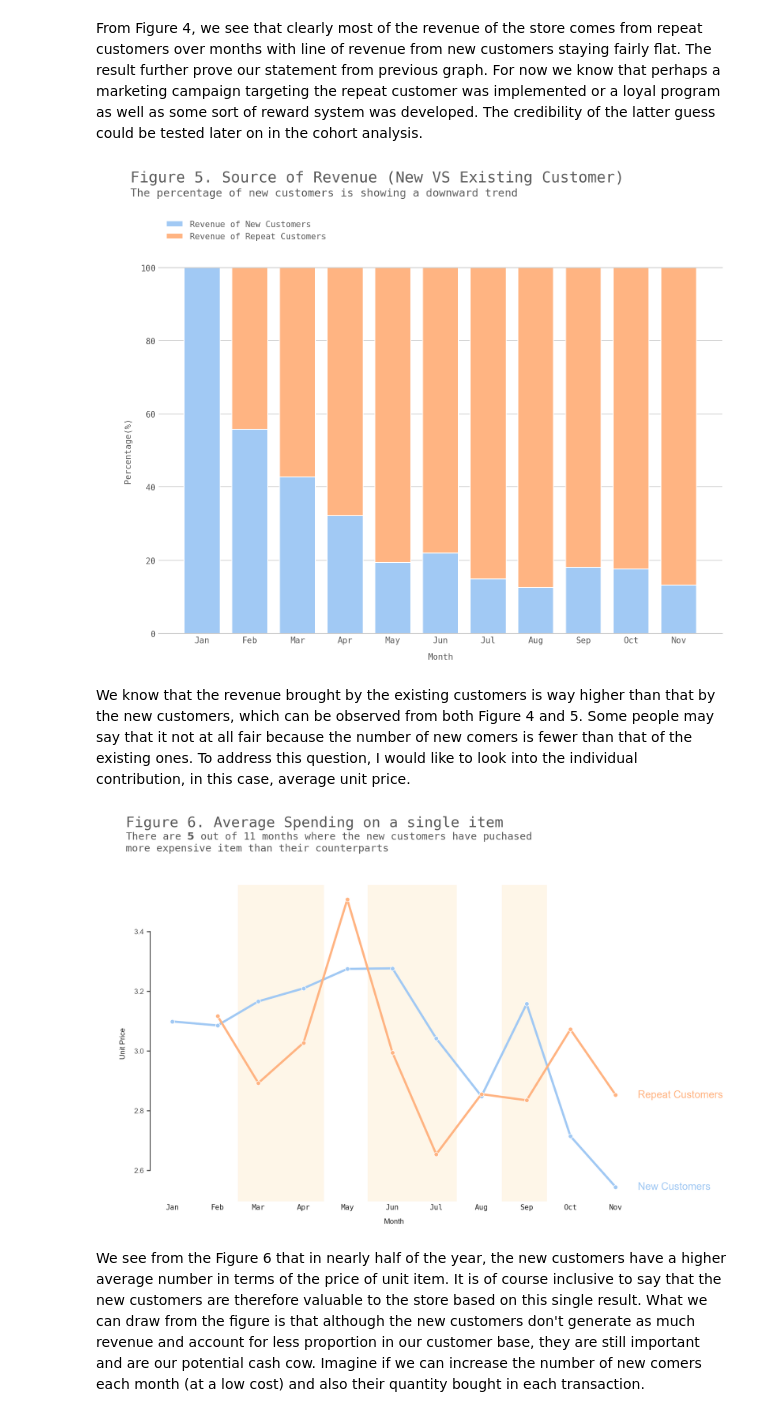
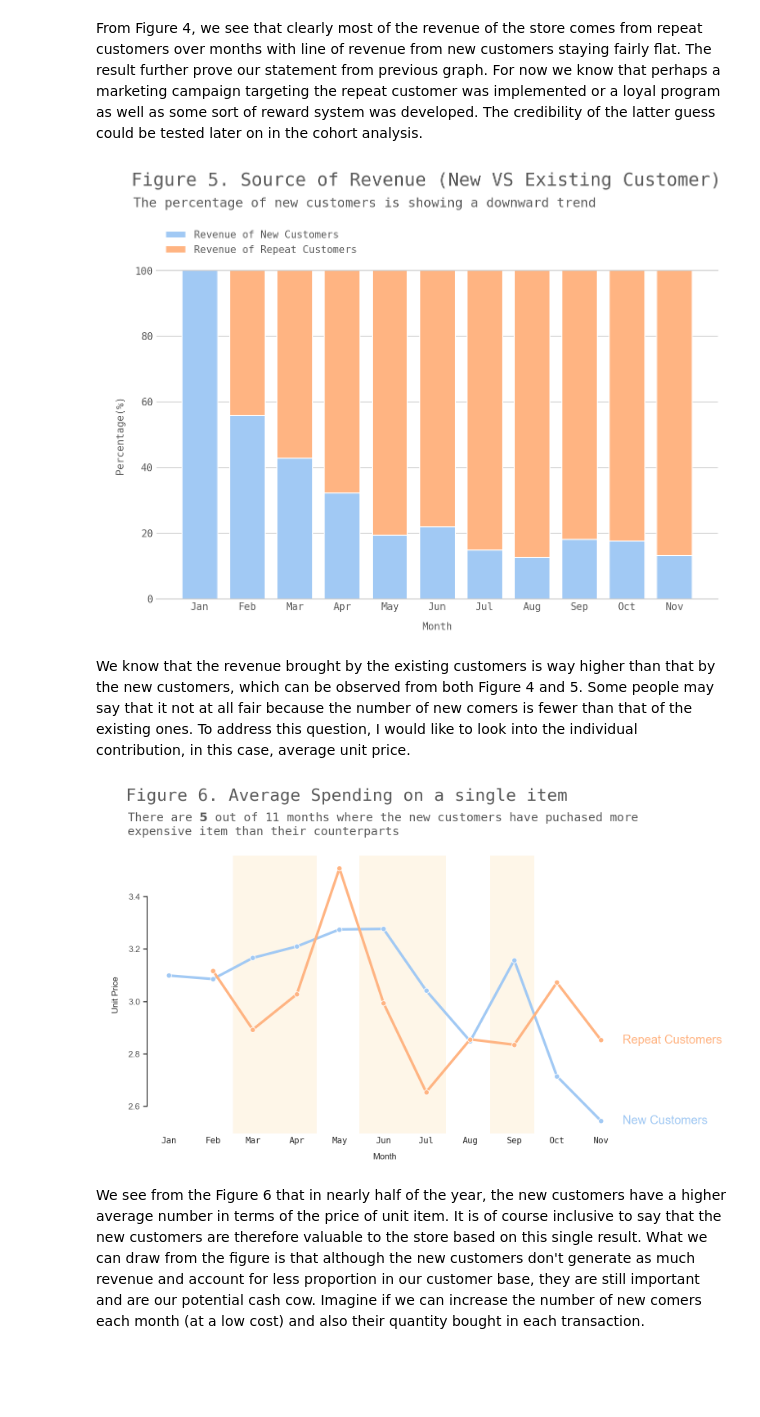
Before and after one commit to rogerhung1006/Customer_Behavior_Analysis, a Jupyter notebook: Customer_Behavior_Analysis.ipynb, the cells around one changed output. Saved outputs shown, nothing was run; the diff lists cells and outputs as text; code cells hidden in the pictures; blank space fills up the shorter version.

```diff
--- a/Customer_Behavior_Analysis.ipynb
+++ b/Customer_Behavior_Analysis.ipynb
@@ -286,33 +286,33 @@ From Figure 4, we see that clearly most of the revenue of the store comes from r
 # %%
 # From raw value to percentage
 time_range = np.arange(monthly_rev_df.shape[0])
 RevenueOfNewCustomers = [i / j * 100 for i,j in zip(monthly_rev_df['RevenueOfNewCustomers'], monthly_rev_df['MonthlyRevenue'])]
 RevenueOfRepeatCustomers = [i / j * 100 for i,j in zip(monthly_rev_df['RevenueOfRepeatCustomers'], monthly_rev_df['MonthlyRevenue'])]
 
 # plot
 barWidth = 0.75
 plt.bar(time_range, RevenueOfNewCustomers, color='#a1c9f4', edgecolor='white', width=barWidth, label='Revenue of New Customers')
 plt.bar(time_range, RevenueOfRepeatCustomers, bottom=RevenueOfNewCustomers, color='#ffb482', edgecolor='white', width=barWidth, label='Revenue of Repeat Customers')
 
 plt.xticks(time_range, [i for i in calendar.month_abbr][1:12])
 plt.xlabel("Month")
 plt.ylabel("Percentage(%)")
 plt.title(f'Figure 5. Source of Revenue (New VS Existing Customer)',
           fontsize=18,
           color='#595959',
           loc='left',
-          x=-0.05,
-          y=1.22)
-plt.text(-0.088, 1.55, f'The percentage of new customers is showing a downward trend',
+          x=-0.045,
+          y=1.24)
+plt.text(-0.095, 1.15, f'The percentage of new customers is showing a downward trend',
          transform=g5.transAxes,
          fontsize=13)
 # Add a legend
 plt.legend(loc='upper left', bbox_to_anchor=(0, 1.15))
 plt.gca().spines['right'].set_visible(False)
 plt.gca().spines['left'].set_visible(False)
 plt.show()
 # %% [output]
-[figure, old version]
+[figure, new version]
 # %% [markdown]
 We know that the revenue brought by the existing customers is way higher than that by the new customers, which can be observed from both Figure 4 and 5. Some people may say that it not at all fair because the number of new comers is fewer than that of the existing ones. To address this question, I would like to look into the individual contribution, in this case, average unit price.
 # %%
@@ -355,11 +355,11 @@ plt.title('Figure 6. Average Spending on a single item',
           fontsize=20,
           color='#595959',
           loc='left',
-          x=-0.05,
-          y=1.17,
+          x=-0.045,
+          y=1.18,
           fontname='monospace')
 bold_n = r"$\bf{" + str(5) + "}$"
-plt.text(-0.088, 1.43, f'There are {bold_n} out of 11 months where the new customers have puchased\nmore expensive item than their counterparts',
+plt.text(-0.095, 1.03, f'There are {bold_n} out of 11 months where the new customers have puchased more\nexpensive item than their counterparts',
          transform=g5.transAxes,
          fontsize=14,
          color='#595959',
@@ -370,7 +370,7 @@ plt.ylabel("Unit Price")
 plt.legend().remove()
 sns.despine(bottom=True, trim=True)
 # %% [output]
-[figure, old version]
+[figure, new version]
 # %% [markdown]
 We see from the Figure 6 that in nearly half of the year, the new customers have a higher average number in terms of the price of unit item. It is of course inclusive to say that the new customers are therefore valuable to the store based on this single result. What we can draw from the figure is that although the new customers don't generate as much revenue and account for less proportion in our customer base, they are still important and are our potential cash cow. Imagine if we can increase the number of new comers each month (at a low cost) and also their quantity bought in each transaction.
 # %% [markdown]
```
Also changed, not shown: 1 other file.
